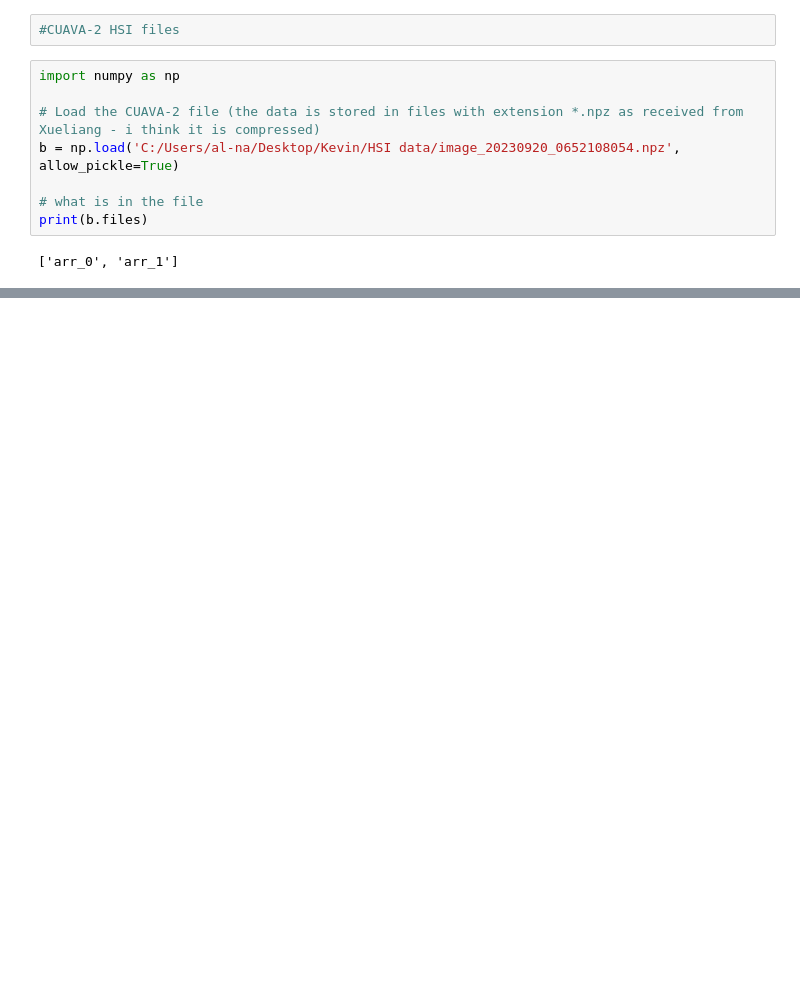
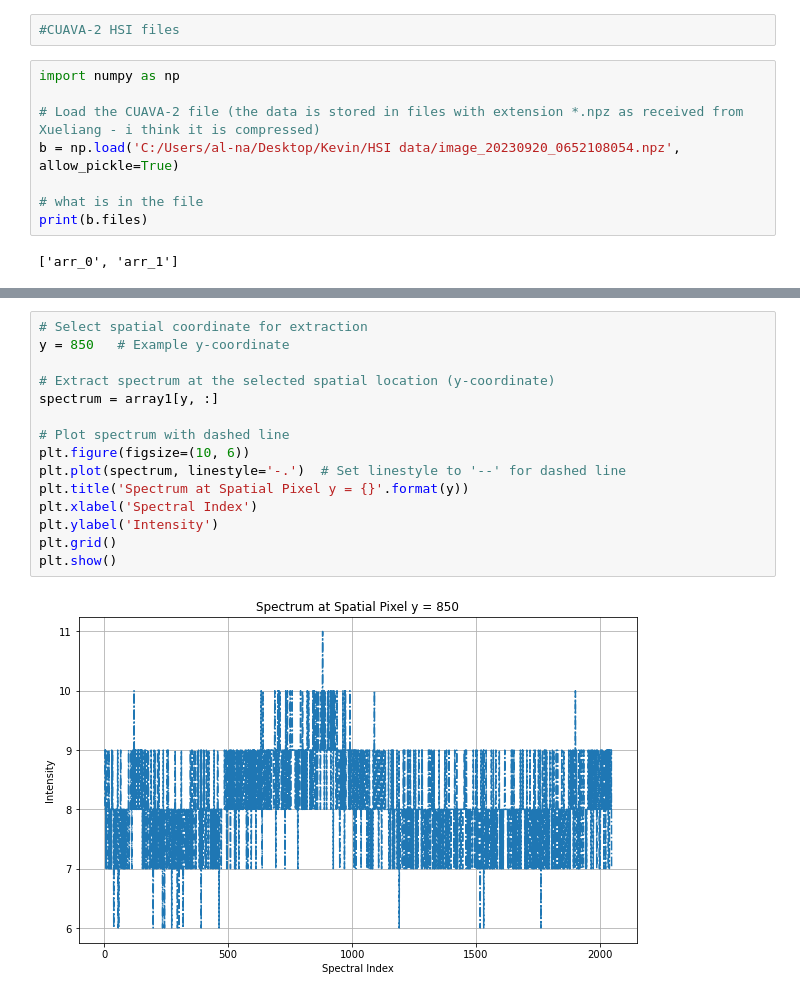
Before and after one commit to NaifAlsalem/CUAVA-2_HSI, a Jupyter notebook: CUAVA-2_HSI.ipynb, the cells around one changed output, grey strips where cells are left out. Saved outputs shown, nothing was run; the diff lists cells and outputs as text; blank space fills up the shorter version.

```diff
--- a/CUAVA-2_HSI.ipynb
+++ b/CUAVA-2_HSI.ipynb
@@ -47,0 +48,17 @@ plt.show()
+# %%
+# Select spatial coordinate for extraction
+y = 850   # Example y-coordinate
+
+# Extract spectrum at the selected spatial location (y-coordinate)
+spectrum = array1[y, :]
+
+# Plot spectrum with dashed line
+plt.figure(figsize=(10, 6))
+plt.plot(spectrum, linestyle='-.')  # Set linestyle to '--' for dashed line
+plt.title('Spectrum at Spatial Pixel y = {}'.format(y))
+plt.xlabel('Spectral Index')
+plt.ylabel('Intensity')
+plt.grid()
+plt.show()
+# %% [output]
+[figure, added]
```
Also changed, not shown: parts of 4 cells of this notebook.
